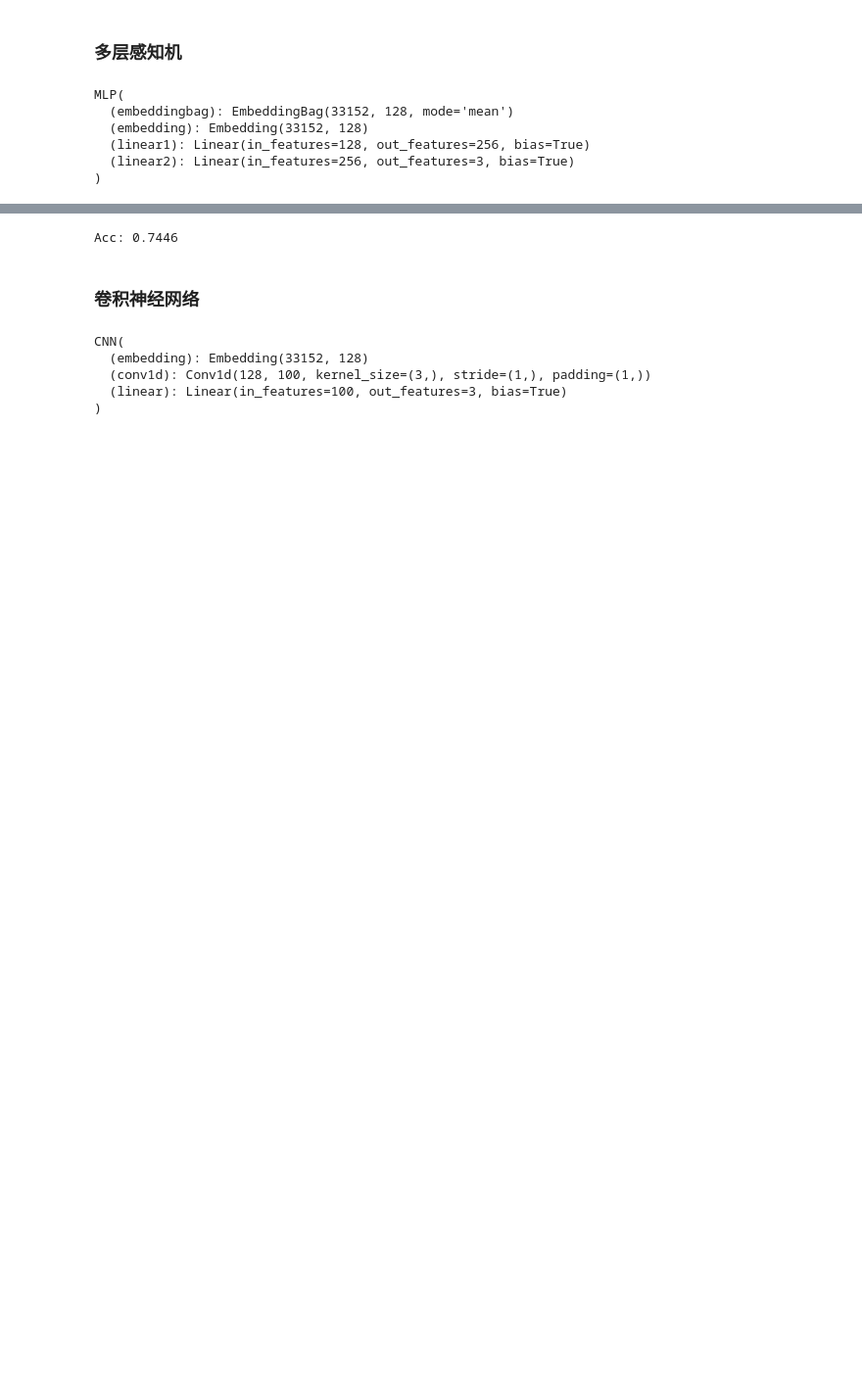
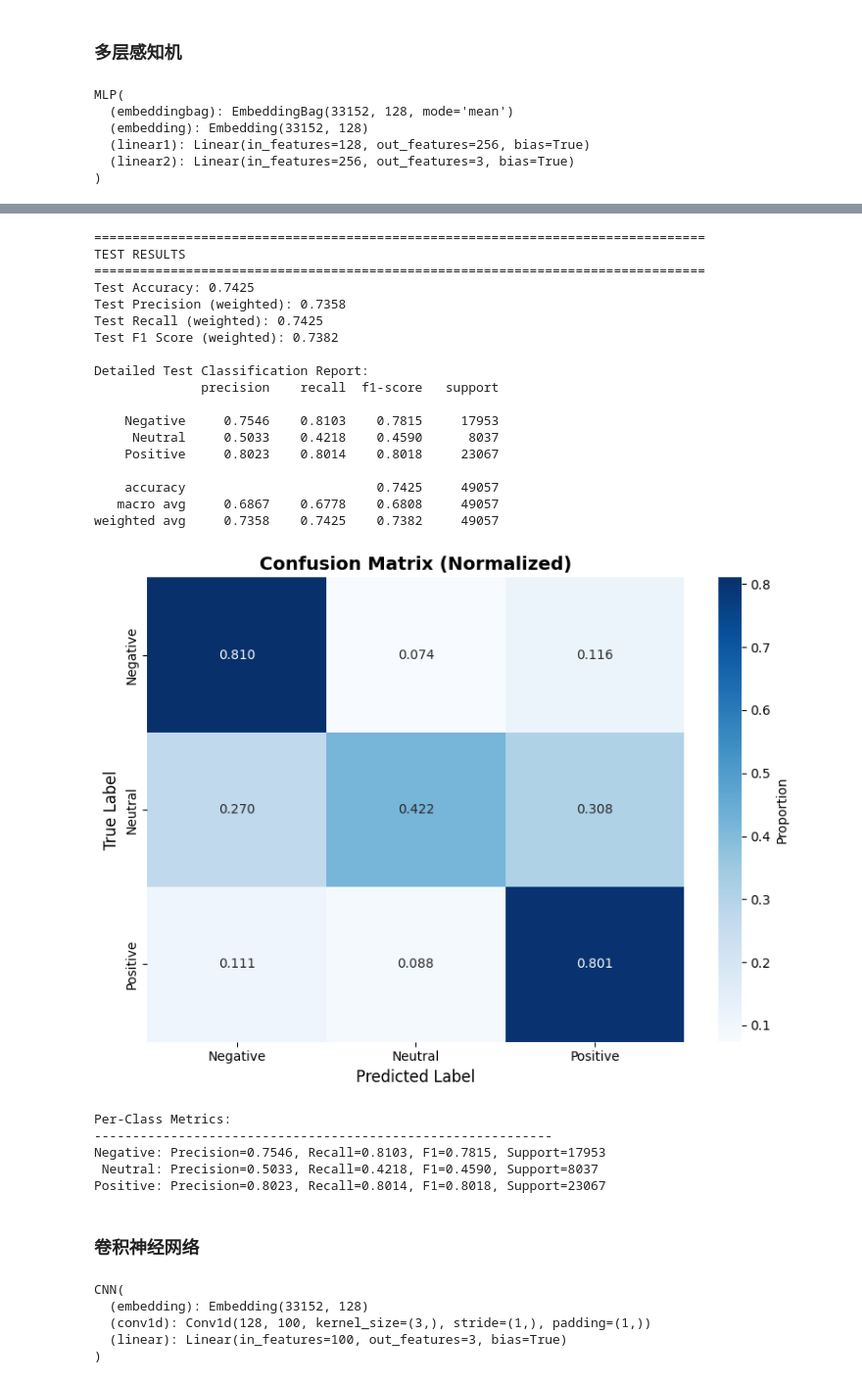
Before and after one commit to YoruRain/Sentiment-Classification-Based-on-Weibo-Texts, a Jupyter notebook: 04Implement.ipynb, the cells around one changed output, grey strips where cells are left out. Shown at 98% size. Cells and saved outputs as stored; diff of their text form; code cells hidden in the pictures; blank space fills up the shorter version.

```diff
--- a/04Implement.ipynb
+++ b/04Implement.ipynb
@@ -134,16 +610,36 @@ Epoch 5 - Loss: 3200.31
 # %%
-# 测试过程
-acc = 0
-for batch in tqdm(test_data_loader_mlp, desc="Testing"):
-    inputs, offsets, targets = [x.to(device) for x in batch]
-    with torch.no_grad():
-        output = mlp(inputs, offsets)
-        acc += (output.argmax(dim=1) == targets).sum().item()
-
-# 输出在测试集上的准确率
-print(f"Acc: {acc / len(test_data_loader_mlp):.4f}")
+# MLP 测试过程 - 使用通用框架
+test_results = test_model_comprehensive(
+    model=mlp,
+    test_loader=test_data_loader_mlp,
+    device=device,
+    target_names=['Negative', 'Neutral', 'Positive']
+)
 # %% [output]
-Acc: 0.7446
+================================================================================
+TEST RESULTS
+================================================================================
+Test Accuracy: 0.7425
+Test Precision (weighted): 0.7358
+Test Recall (weighted): 0.7425
+Test F1 Score (weighted): 0.7382
+
+Detailed Test Classification Report:
+              precision    recall  f1-score   support
+
+    Negative     0.7546    0.8103    0.7815     17953
+     Neutral     0.5033    0.4218    0.4590      8037
+    Positive     0.8023    0.8014    0.8018     23067
+
+    accuracy                         0.7425     49057
+   macro avg     0.6867    0.6778    0.6808     49057
+weighted avg     0.7358    0.7425    0.7382     49057
+[figure, added]
+Per-Class Metrics:
+------------------------------------------------------------
+Negative: Precision=0.7546, Recall=0.8103, F1=0.7815, Support=17953
+ Neutral: Precision=0.5033, Recall=0.4218, F1=0.4590, Support=8037
+Positive: Precision=0.8023, Recall=0.8014, F1=0.8018, Support=23067
 # %% [markdown]
 ### 卷积神经网络
 # %%
```
Also changed, not shown: parts of 26 cells of this notebook, 5 other files.
